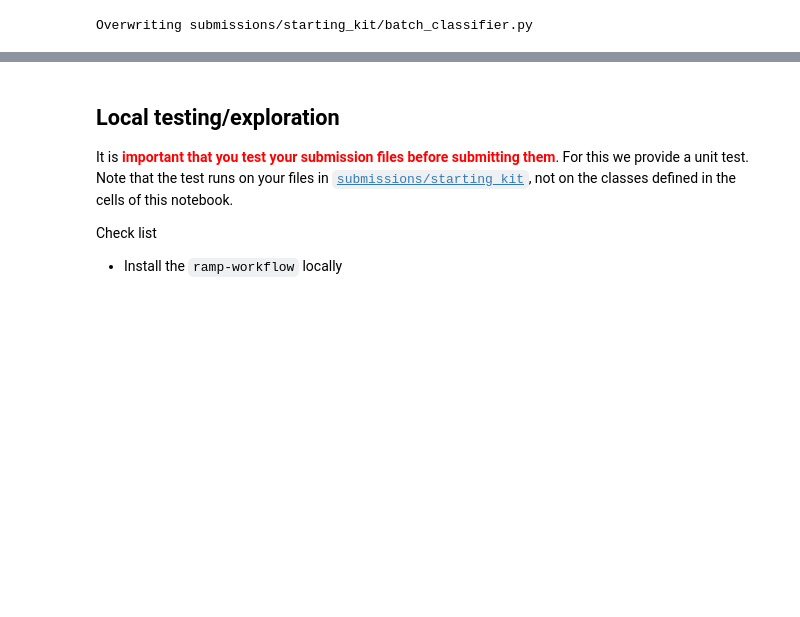
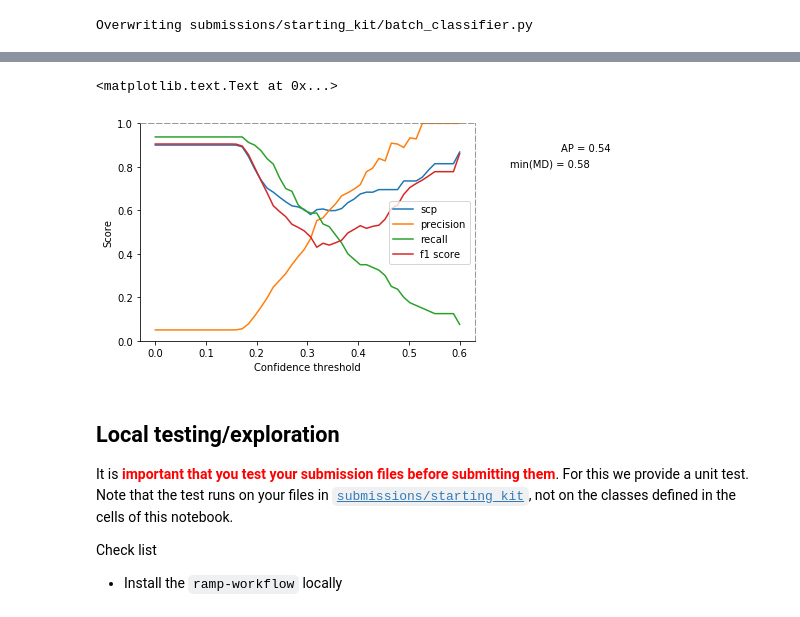
Before and after one commit to ramp-kits/mars_craters, a Jupyter notebook: mars_craters_starting_kit.ipynb, the cells around one changed output, grey strips where cells are left out. Cells and saved outputs as stored; diff of their text form; code cells hidden in the pictures; blank space fills up the shorter version.

```diff
--- a/mars_craters_starting_kit.ipynb
+++ b/mars_craters_starting_kit.ipynb
@@ -356,0 +478,24 @@ The **score** is obtained as the sum of the absolute value of the mask.
+# %%
+fig, ax = plt.subplots()
+ax.plot(conf_thresholds, scps, label='scp')
+ax.plot(conf_thresholds, ps, 'C1', label='precision')
+ax.plot(conf_thresholds, rs, 'C2', label='recall')
+ax.plot(conf_thresholds, 1 - (2*(ps * rs) / (ps + rs)) , 'C3', label='f1 score')
+
+ax.legend(loc=7)
+
+ax.set_xlabel("Confidence threshold")
+ax.set_ylabel("Score")
+
+ax.set_ylim(0, 1)
+
+#ax.axhline(1, linestyle='--', color='grey')
+#ax.axvline(conf_thresholds[17], color='grey', linestyle='--')
+ax.spines['top'].set(linestyle='--', color='grey')
+ax.spines['right'].set(linestyle='--', color='grey')
+
+ax.text(0.8, 0.87, 'AP = {:.2f}'.format(ap))
+ax.text(0.7, 0.80, 'min(MD) = {:.2f}'.format(np.min(scps)))
+# %% [output]
+<matplotlib.text.Text at 0x...>
+[figure, added]
```
Also changed, not shown: parts of 37 cells of this notebook, 2 other files.
